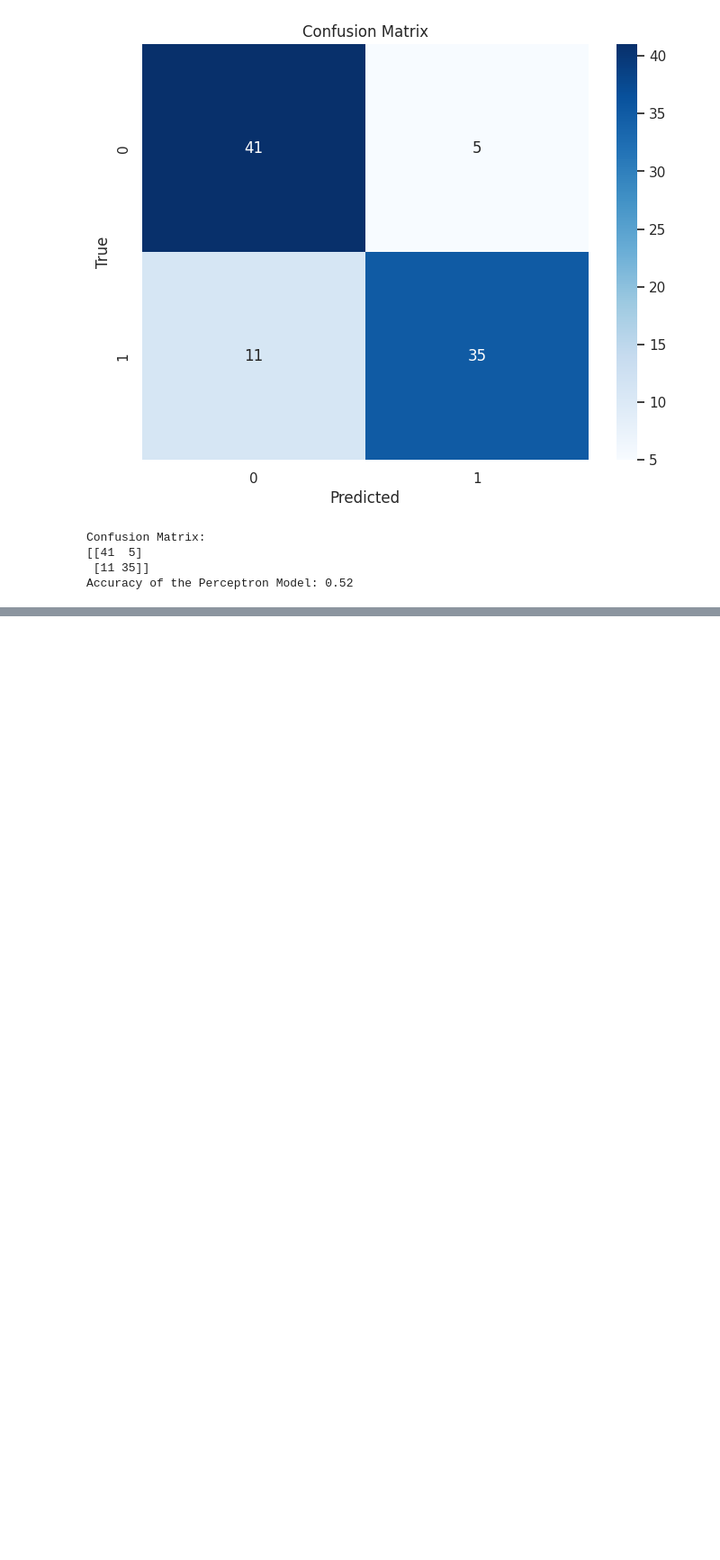
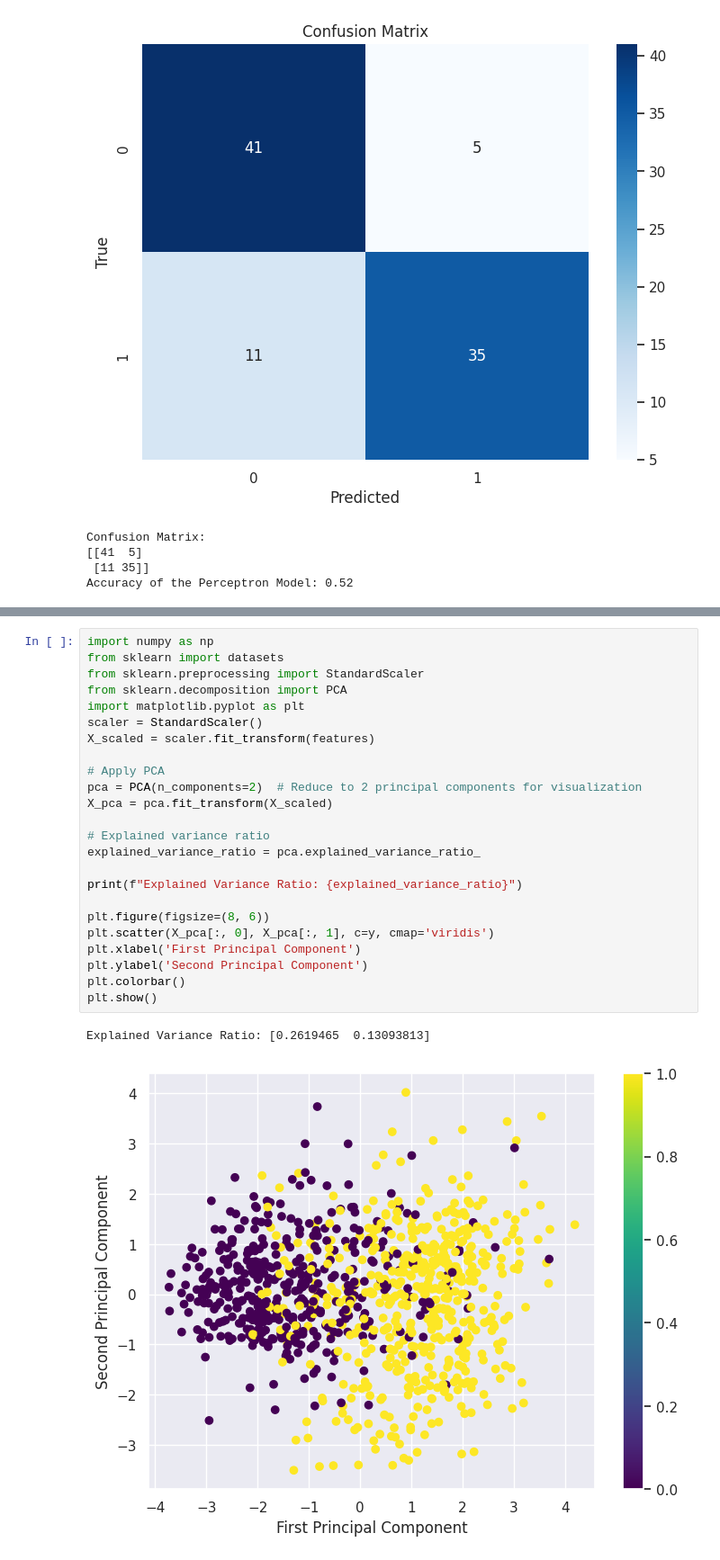
Before and after one commit to Ruthuja-Gaikwad/2203a52117, a Jupyter notebook: capston_project(statml).ipynb, the cells around one changed output, grey strips where cells are left out. Shown at 90% size. Cells and saved outputs as stored; diff of their text form; blank space fills up the shorter version.

```diff
--- a/capston_project(statml).ipynb
+++ b/capston_project(statml).ipynb
@@ -299,0 +329,27 @@ Accuracy of the Perceptron Model: 0.52
+# %%
+import numpy as np
+from sklearn import datasets
+from sklearn.preprocessing import StandardScaler
+from sklearn.decomposition import PCA
+import matplotlib.pyplot as plt
+scaler = StandardScaler()
+X_scaled = scaler.fit_transform(features)
+
+# Apply PCA
+pca = PCA(n_components=2)  # Reduce to 2 principal components for visualization
+X_pca = pca.fit_transform(X_scaled)
+
+# Explained variance ratio
+explained_variance_ratio = pca.explained_variance_ratio_
+
+print(f"Explained Variance Ratio: {explained_variance_ratio}")
+
+plt.figure(figsize=(8, 6))
+plt.scatter(X_pca[:, 0], X_pca[:, 1], c=y, cmap='viridis')
+plt.xlabel('First Principal Component')
+plt.ylabel('Second Principal Component')
+plt.colorbar()
+plt.show()
+# %% [output]
+Explained Variance Ratio: [0.2619465  0.13093813]
+[figure, added]
```
Also changed, not shown: parts of 2 cells of this notebook.
